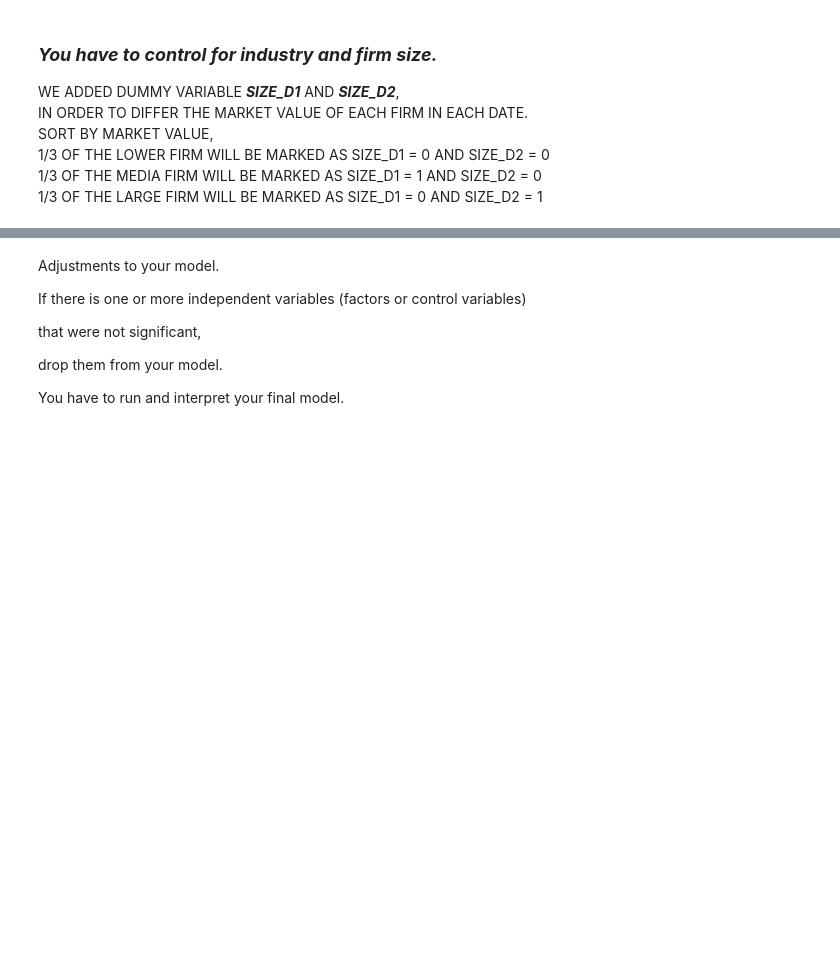
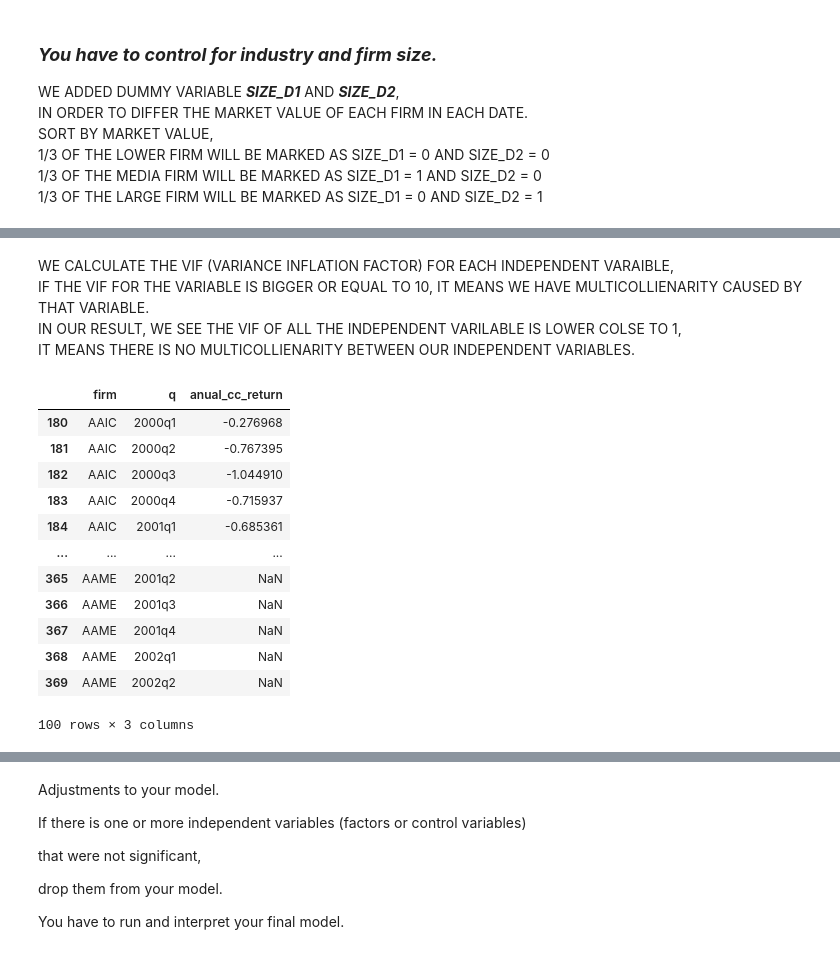
Before and after one commit to A01706648/TC3006_ClassWork, a Jupyter notebook: m1/M1_Delivery.ipynb, the cells around one changed output, grey strips where cells are left out. Saved outputs shown, nothing was run; the diff lists cells and outputs as text; code cells hidden in the pictures; blank space fills up the shorter version.

```diff
--- a/m1/M1_Delivery.ipynb
+++ b/m1/M1_Delivery.ipynb
@@ -763,0 +761,21 @@ for date in df_finance_train_copy['date'].unique():
+# %% [markdown]
+WE CALCULATE THE VIF (VARIANCE INFLATION FACTOR) FOR EACH INDEPENDENT VARAIBLE,
+IF THE VIF FOR THE VARIABLE IS BIGGER OR EQUAL TO 10, IT MEANS WE HAVE MULTICOLLIENARITY CAUSED BY THAT VARIABLE.
+IN OUR RESULT, WE SEE THE VIF OF ALL THE INDEPENDENT VARILABLE IS LOWER COLSE TO 1,
+IT MEANS THERE IS NO MULTICOLLIENARITY BETWEEN OUR INDEPENDENT VARIABLES.
+# %%
+df_finance[['firm', 'q', 'anual_cc_return']].head(100)
+# %% [output]
+|  | firm | q | anual_cc_return |
+| 180 | AAIC | 2000q1 | -0.276968 |
+| 181 | AAIC | 2000q2 | -0.767395 |
+| 182 | AAIC | 2000q3 | -1.044910 |
+| 183 | AAIC | 2000q4 | -0.715937 |
+| 184 | AAIC | 2001q1 | -0.685361 |
+| ... | ... | ... | ... |
+| 365 | AAME | 2001q2 | NaN |
+| 366 | AAME | 2001q3 | NaN |
+| 367 | AAME | 2001q4 | NaN |
+| 368 | AAME | 2002q1 | NaN |
+| 369 | AAME | 2002q2 | NaN |
+100 rows × 3 columns
```
Also changed, not shown: parts of 14 cells of this notebook.
